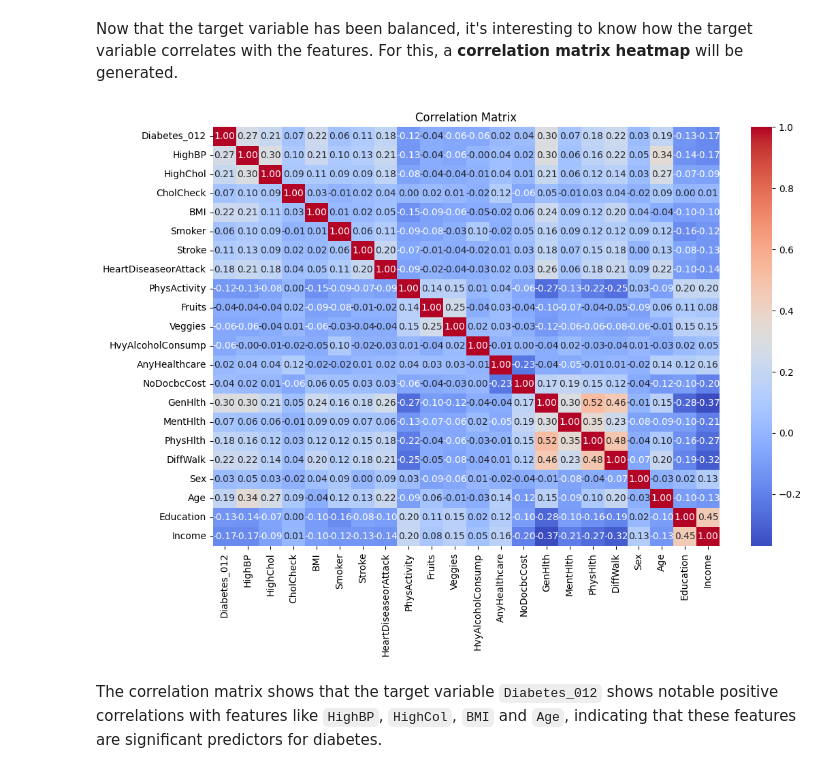
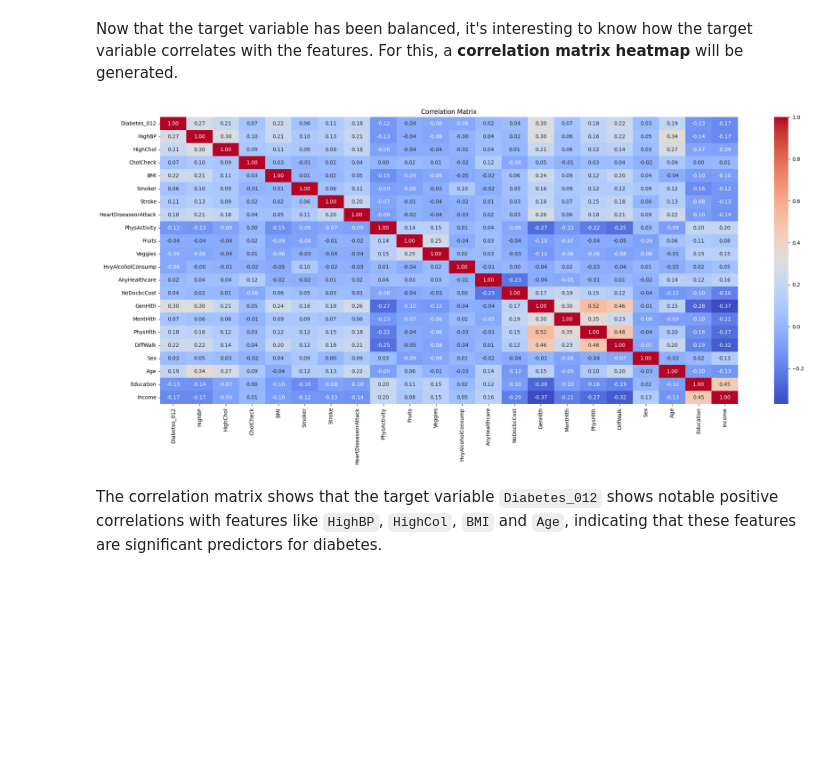
Before and after one commit to swimmingbrain/decoding-diabetes, a Jupyter notebook: project_files/decoding_diabetes_model.ipynb, the cells around one changed output. Drawn from its saved outputs; the diff is of its cells as text; code cells hidden in the pictures; blank space fills up the shorter version.

```diff
--- a/project_files/decoding_diabetes_model.ipynb
+++ b/project_files/decoding_diabetes_model.ipynb
@@ -112,12 +169,12 @@ plt.show()
 Now that the target variable has been balanced, it's interesting to know how the target variable correlates with the features. For this, a **correlation matrix heatmap** will be generated.
 # %%
 # Correlation matrix heatmap
-plt.figure(figsize=(12, 8))
+plt.figure(figsize=(25, 10))
 sns.heatmap(df.corr(), annot=True, fmt=".2f", cmap="coolwarm")
 plt.title('Correlation Matrix')
 plt.show()
 # %% [output]
-[figure, old version]
+[figure, new version]
 # %% [markdown]
 The correlation matrix shows that the target variable `Diabetes_012` shows notable positive correlations with features like `HighBP`, `HighCol`, `BMI` and `Age`, indicating that these features are significant predictors for diabetes.
 # %% [markdown]
```
Also changed, not shown: parts of 27 cells of this notebook, 3 other files.
